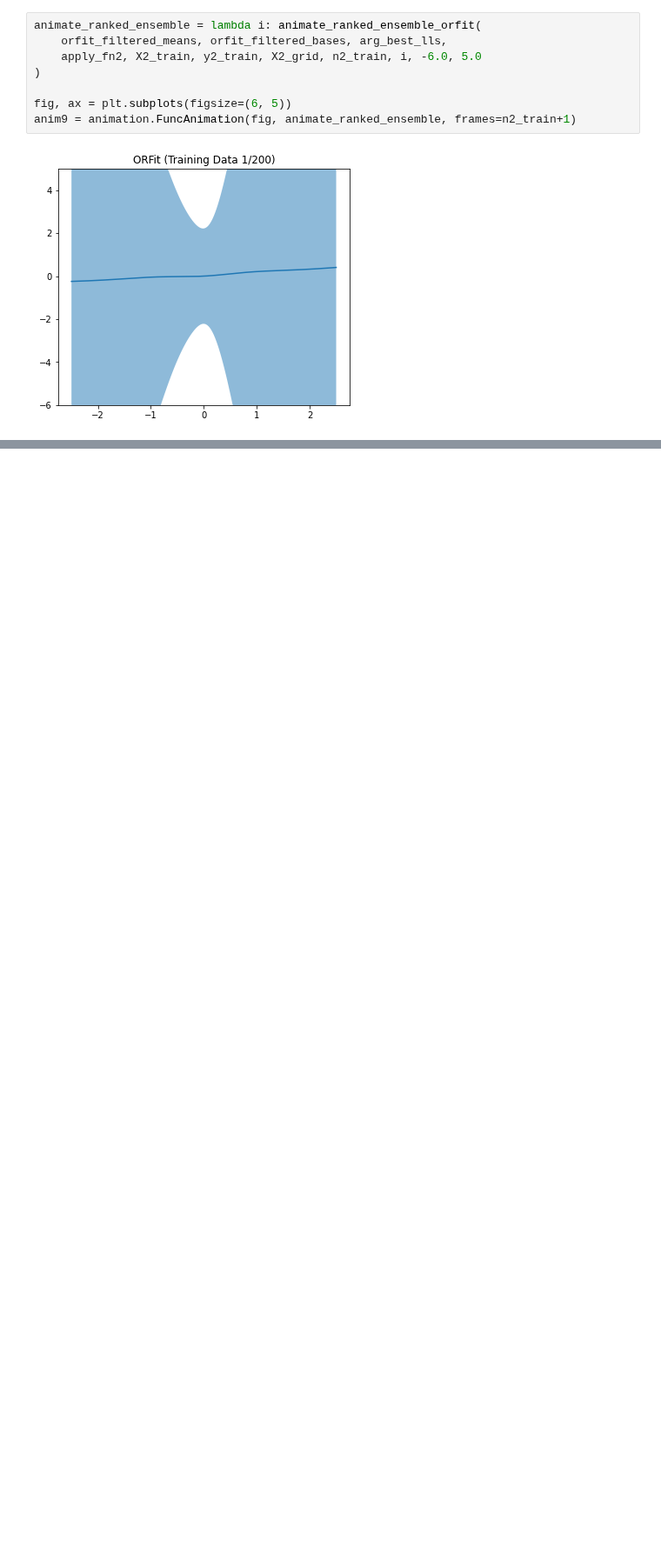
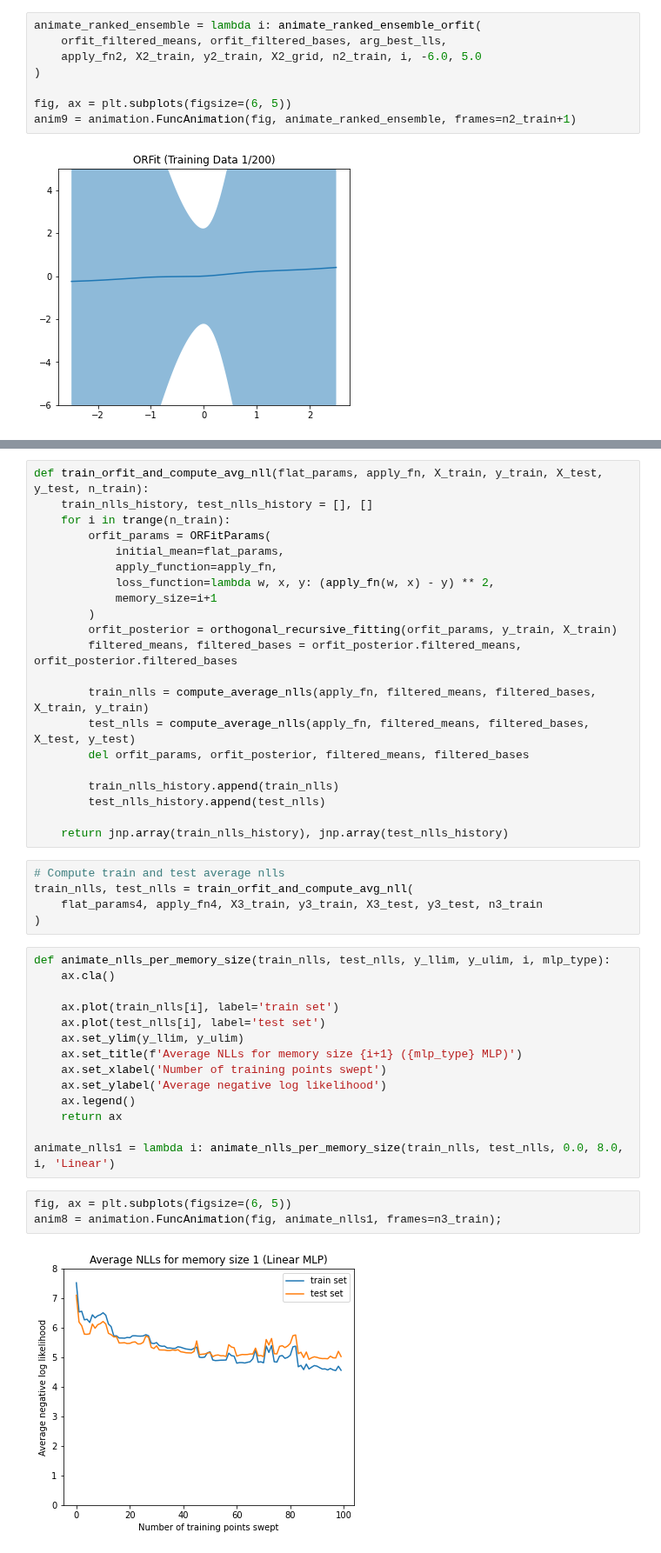
Before and after one commit to probml/dynamax, a Jupyter notebook: dynamax/rebayes/demos/orfit_1d_regression.ipynb, the cells around one changed output, grey strips where cells are left out. Shown at 87% size. Cells and saved outputs as stored; diff of their text form; blank space fills up the shorter version.

```diff
--- a/dynamax/rebayes/demos/orfit_1d_regression.ipynb
+++ b/dynamax/rebayes/demos/orfit_1d_regression.ipynb
@@ -578,0 +622,45 @@ HTML(anim9.to_html5_video())
+# %%
+def train_orfit_and_compute_avg_nll(flat_params, apply_fn, X_train, y_train, X_test, y_test, n_train):
+    train_nlls_history, test_nlls_history = [], []
+    for i in trange(n_train):
+        orfit_params = ORFitParams(
+            initial_mean=flat_params,
+            apply_function=apply_fn,
+            loss_function=lambda w, x, y: (apply_fn(w, x) - y) ** 2,
+            memory_size=i+1
+        )
+        orfit_posterior = orthogonal_recursive_fitting(orfit_params, y_train, X_train)
+        filtered_means, filtered_bases = orfit_posterior.filtered_means, orfit_posterior.filtered_bases
+
+        train_nlls = compute_average_nlls(apply_fn, filtered_means, filtered_bases, X_train, y_train)
+        test_nlls = compute_average_nlls(apply_fn, filtered_means, filtered_bases, X_test, y_test)
+        del orfit_params, orfit_posterior, filtered_means, filtered_bases
+
+        train_nlls_history.append(train_nlls)
+        test_nlls_history.append(test_nlls)
+
+    return jnp.array(train_nlls_history), jnp.array(test_nlls_history)
+# %%
+# Compute train and test average nlls
+train_nlls, test_nlls = train_orfit_and_compute_avg_nll(
+    flat_params4, apply_fn4, X3_train, y3_train, X3_test, y3_test, n3_train
+)
+# %%
+def animate_nlls_per_memory_size(train_nlls, test_nlls, y_llim, y_ulim, i, mlp_type):
+    ax.cla()
+
+    ax.plot(train_nlls[i], label='train set')
+    ax.plot(test_nlls[i], label='test set')
+    ax.set_ylim(y_llim, y_ulim)
+    ax.set_title(f'Average NLLs for memory size {i+1} ({mlp_type} MLP)')
+    ax.set_xlabel('Number of training points swept')
+    ax.set_ylabel('Average negative log likelihood')
+    ax.legend()
+    return ax
+
+animate_nlls1 = lambda i: animate_nlls_per_memory_size(train_nlls, test_nlls, 0.0, 8.0, i, 'Linear')
+# %%
+fig, ax = plt.subplots(figsize=(6, 5))
+anim8 = animation.FuncAnimation(fig, animate_nlls1, frames=n3_train);
+# %% [output]
+[figure, added]
```
Also changed, not shown: parts of 22 cells of this notebook.
